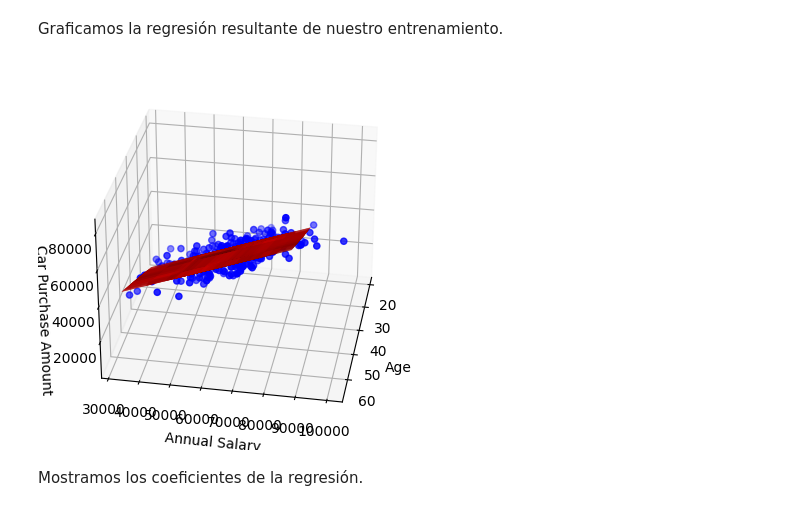
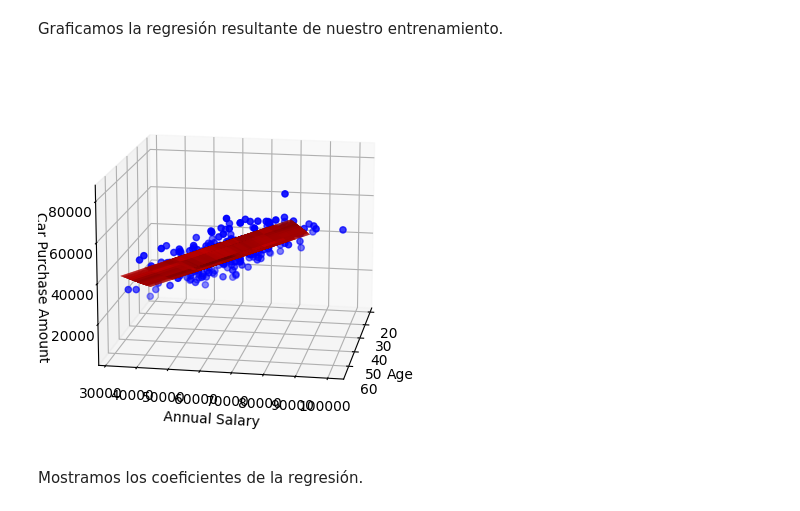
Before and after one commit to AlejandroVillasenor/MachineLearning, a Jupyter notebook: MultipleRegression/MulRegressionKFolk.ipynb, the cells around one changed output. Saved outputs shown, nothing was run; the diff lists cells and outputs as text; code cells hidden in the pictures.

```diff
--- a/MultipleRegression/MulRegressionKFolk.ipynb
+++ b/MultipleRegression/MulRegressionKFolk.ipynb
@@ -90,28 +98,27 @@ Graficamos la regresión resultante de nuestro entrenamiento.
 # %%
 # Graph the data and the hiperplane
 fig = plt.figure()
 ax = fig.add_subplot(projection='3d')
 
 # Scatter plot the data
 ax.scatter(x_train[:,0], x_train[:,1], y_train, c='b', marker='o')
 
 # Surface of the hiperplane
 xx1, xx2 = np.meshgrid(x_train[:,0], x_train[:,1])
 # Equation of the hiperplane
-# model.coef_[0][0]*x1 where [0]
 yy = model.intercept_ + model.coef_[0][0]*xx1 + model.coef_[0][1]*xx2
 
 # Plot the surface
 ax.plot_surface(xx1, xx2, yy, color='r', alpha=0.2)
 
 # Set the labels
 ax.set_xlabel('Age')
 ax.set_ylabel('Annual Salary')
 ax.set_zlabel('Car Purchase Amount')
 ax.azim = 10
-ax.elev = 30
+ax.elev = 15
 # %% [output]
-[figure, old version]
+[figure, new version]
 # %% [markdown]
 Mostramos los coeficientes de la regresión.
 # %%
```
Also changed, not shown: parts of 3 cells of this notebook, 1 other file.
